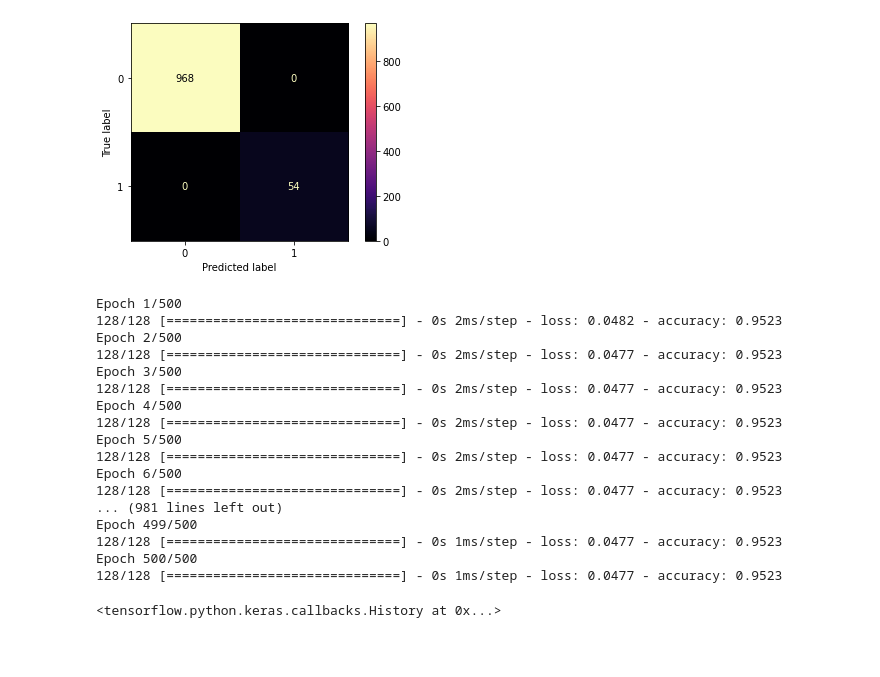
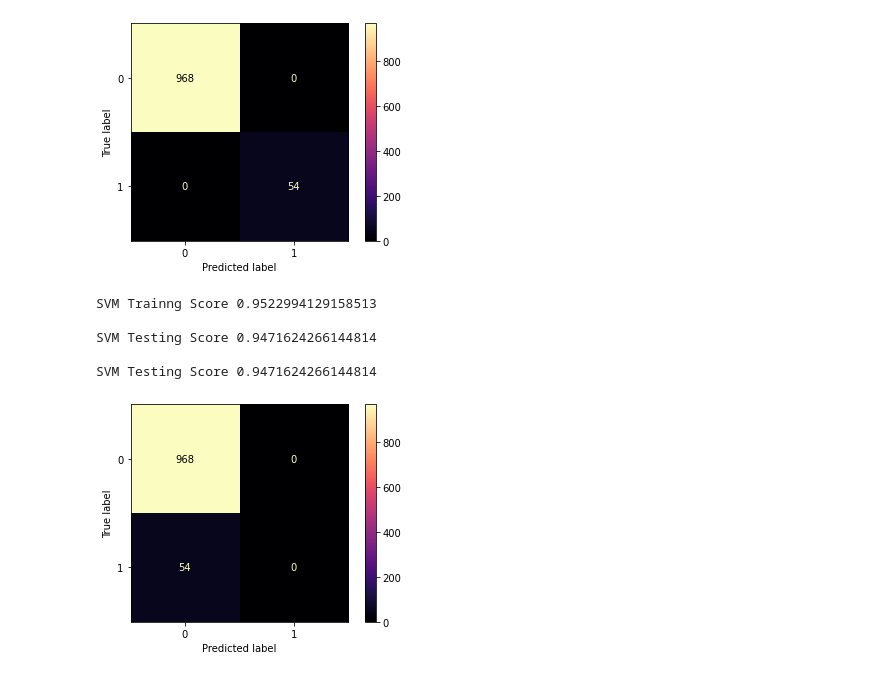
Before and after one commit to rezaul-h/Machine-Learning-Basics, a Jupyter notebook: Strock Prediction/Strock Prediction.ipynb, the cells around one changed output. Cells and saved outputs as stored; diff of their text form; code cells hidden in the pictures; blank space fills up the shorter version.

```diff
--- a/Strock Prediction/Strock Prediction.ipynb
+++ b/Strock Prediction/Strock Prediction.ipynb
@@ -222,5 +226,16 @@ Decision Tree Testing Score 1.0
 
 Decision Tree Testing Score 1.0
 [figure]
+# %%
+from sklearn import svm
+clf = svm.SVC()
+Model(clf,"SVM")
+# %% [output]
+SVM Trainng Score 0.9522994129158513
+
+SVM Testing Score 0.9471624266144814
+
+SVM Testing Score 0.9471624266144814
+[figure, added]
 # %%
 #Neural Network
@@ -232,22 +247,3 @@ model.add(Dense(1, kernel_initializer='glorot_uniform', activation = 'sigmoid'))
 # %%
-model.compile(optimizer = 'adam', loss = 'mean_squared_error', metrics = ['accuracy'])
-model.fit(X_train, y_train, batch_size = 32 , epochs = 500)
+#model.compile(optimizer = 'adam', loss = 'mean_squared_error', metrics = ['accuracy'])
+#model.fit(X_train, y_train, batch_size = 32 , epochs = 500)
-# %% [output]
-Epoch 1/500
-128/128 [==============================] - 0s 2ms/step - loss: 0.0482 - accuracy: 0.9523
-Epoch 2/500
-128/128 [==============================] - 0s 2ms/step - loss: 0.0477 - accuracy: 0.9523
-Epoch 3/500
-128/128 [==============================] - 0s 2ms/step - loss: 0.0477 - accuracy: 0.9523
-Epoch 4/500
-128/128 [==============================] - 0s 2ms/step - loss: 0.0477 - accuracy: 0.9523
-Epoch 5/500
-128/128 [==============================] - 0s 2ms/step - loss: 0.0477 - accuracy: 0.9523
-Epoch 6/500
-128/128 [==============================] - 0s 2ms/step - loss: 0.0477 - accuracy: 0.9523
-... (981 lines left out)
-Epoch 499/500
-128/128 [==============================] - 0s 1ms/step - loss: 0.0477 - accuracy: 0.9523
-Epoch 500/500
-128/128 [==============================] - 0s 1ms/step - loss: 0.0477 - accuracy: 0.9523
-<tensorflow.python.keras.callbacks.History at 0x...>
```
Also changed, not shown: parts of 5 cells of this notebook, 6 other files.
